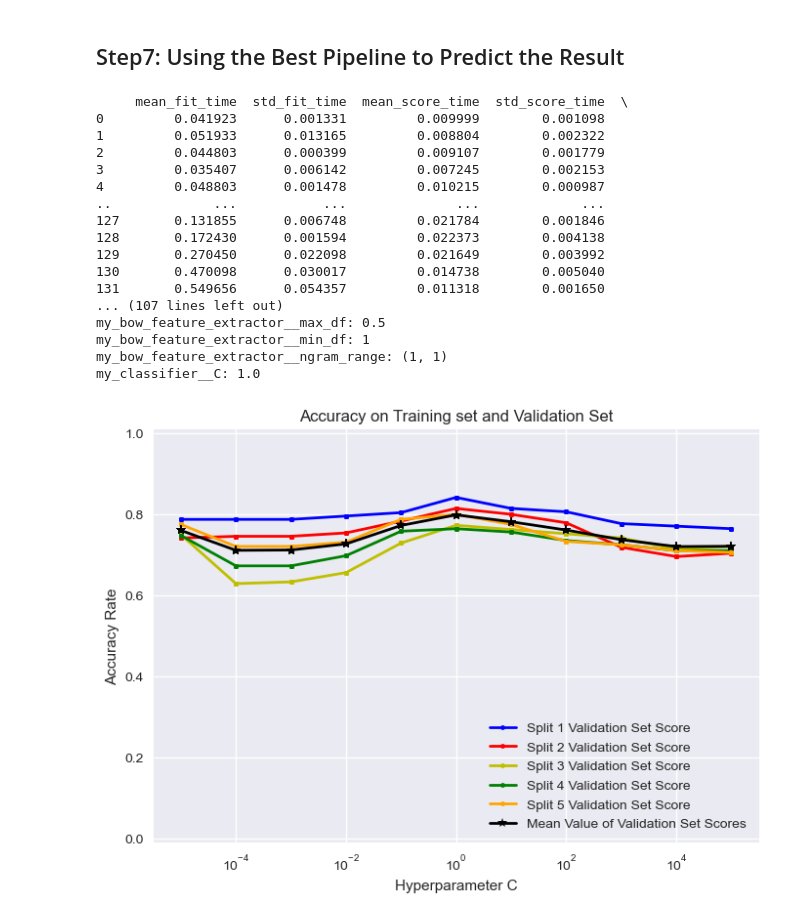
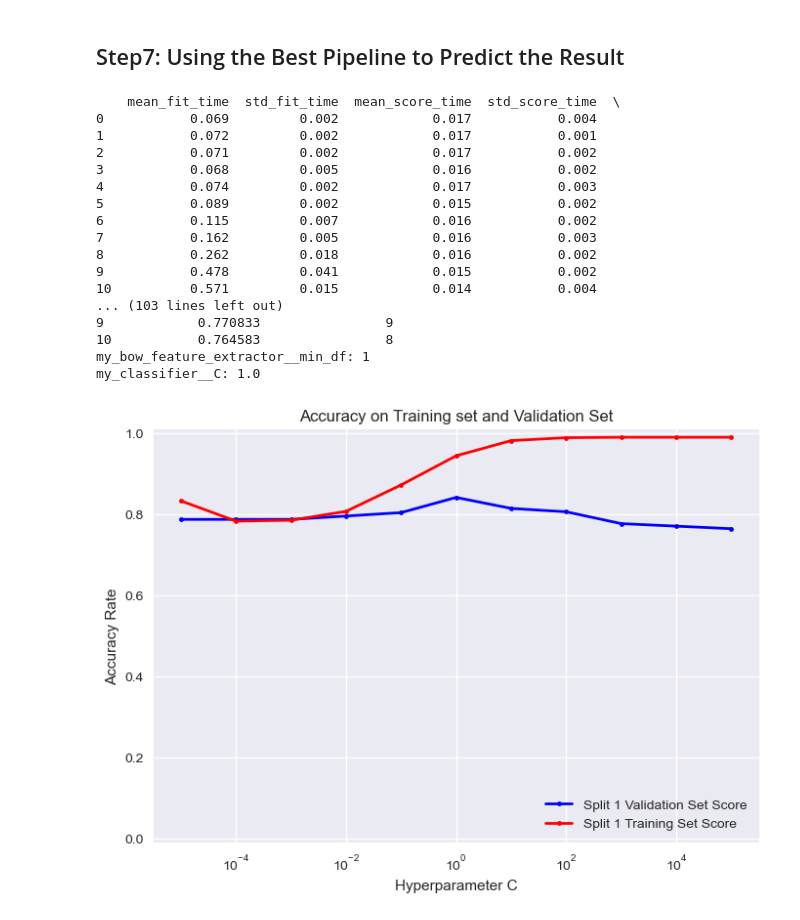
Before and after one commit to shigureTufts/CS135_ProjectA, a Jupyter notebook: wokring_notebook.ipynb, the cells around one changed output. Drawn from its saved outputs; the diff is of its cells as text; code cells hidden in the pictures.

```diff
--- a/wokring_notebook.ipynb
+++ b/wokring_notebook.ipynb
@@ -437,8 +437,8 @@ my_bow_classifier_pipeline_2 = sklearn.pipeline.Pipeline([
 my_parameter_grid_by_name_2 = dict()
 my_parameter_grid_by_name_2['my_bow_feature_extractor__min_df'] = [1]
 my_parameter_grid_by_name_2['my_classifier__C'] = np.logspace(-5, 5, 11)
-my_parameter_grid_by_name_2['my_bow_feature_extractor__max_df'] = [0.5, 0.7, 0.9, 1.0]
-my_parameter_grid_by_name_2['my_bow_feature_extractor__ngram_range'] = [(1,1), (1,2), (1,3)]
+# my_parameter_grid_by_name_2['my_bow_feature_extractor__max_df'] = [0.5, 0.7, 0.9, 1.0]
+# my_parameter_grid_by_name_2['my_bow_feature_extractor__ngram_range'] = [(1,1), (1,2), (1,3)]
 
 my_scoring_metric_name = 'accuracy'
 y_true = np.ravel(y_train_df)
@@ -452,6 +452,7 @@ grid_searcher_2 = sklearn.model_selection.GridSearchCV(
     scoring='accuracy',
     cv=5,
     refit=False,
+    return_train_score=True,
     n_jobs=-1
 )
 
@@ -460,59 +461,59 @@ grid_searcher_2.fit(tr_text_list, y_true)
 gsearch_results_df_2 = pd.DataFrame(grid_searcher_2.cv_results_).copy()
 
 param_keys = ['param_my_bow_feature_extractor__min_df', 'param_my_classifier__C']
-print(gsearch_results_df_2)
+print(gsearch_results_df_2.round(3))
 # Rearrange row order so it is easy to skim
 gsearch_results_df_2.sort_values(param_keys, inplace=True)
 
 var_2 = gsearch_results_df_2[param_keys + ['split0_test_score', 'rank_test_score']]
 
 print(var_2)
 
 plt.plot(gsearch_results_df_2['param_my_classifier__C'], gsearch_results_df_2['split0_test_score'],
          '.-', color='b', lw=2, label='Split 1 Validation Set Score')
-plt.plot(gsearch_results_df_2['param_my_classifier__C'], gsearch_results_df_2['split1_test_score'],
-         '.-', color='r', lw=2, label='Split 2 Validation Set Score')
-plt.plot(gsearch_results_df_2['param_my_classifier__C'], gsearch_results_df_2['split2_test_score'],
-         '.-', color='y', lw=2, label='Split 3 Validation Set Score')
-plt.plot(gsearch_results_df_2['param_my_classifier__C'], gsearch_results_df_2['split3_test_score'],
-         '.-', color='g', lw=2, label='Split 4 Validation Set Score')
-plt.plot(gsearch_results_df_2['param_my_classifier__C'], gsearch_results_df_2['split4_test_score'],
-         '.-', color='orange', lw=2, label='Split 5 Validation Set Score')
-plt.plot(gsearch_results_df_2['param_my_classifier__C'], gsearch_results_df_2['mean_test_score'],
-         '*-', color='black', lw=2, label='Mean Value of Validation Set Scores')
+plt.plot(gsearch_results_df_2['param_my_classifier__C'], gsearch_results_df_2['split0_train_score'],
+         '.-', color='r', lw=2, label='Split 1 Training Set Score')
+# plt.plot(gsearch_results_df_2['param_my_classifier__C'], gsearch_results_df_2['split2_test_score'],
+#          '.-', color='y', lw=2, label='Split 3 Validation Set Score')
+# plt.plot(gsearch_results_df_2['param_my_classifier__C'], gsearch_results_df_2['split3_test_score'],
+#          '.-', color='g', lw=2, label='Split 4 Validation Set Score')
+# plt.plot(gsearch_results_df_2['param_my_classifier__C'], gsearch_results_df_2['split4_test_score'],
+#          '.-', color='orange', lw=2, label='Split 5 Validation Set Score')
+# plt.plot(gsearch_results_df_2['param_my_classifier__C'], gsearch_results_df_2['mean_test_score'],
+#          '*-', color='black', lw=2, label='Mean Value of Validation Set Scores')
 
 
 plt.xscale("log")
 
 
 plt.title("Accuracy on Training set and Validation Set");
 plt.xlabel('Hyperparameter C');
 plt.ylabel('Accuracy Rate');
 plt.legend(loc='lower right');
 B = 0.01
 
 
 # plt.xlim([0 - B, 1 + B]);
 plt.ylim([0 - B, 1 + B]);
 
 for param_name in sorted(my_parameter_grid_by_name_2.keys()):
     print("%s: %r" % (param_name, grid_searcher_2.best_params_[param_name]))
 # %% [output]
-     mean_fit_time  std_fit_time  mean_score_time  std_score_time  \
-0         0.041923      0.001331         0.009999        0.001098
-1         0.051933      0.013165         0.008804        0.002322
-2         0.044803      0.000399         0.009107        0.001779
-3         0.035407      0.006142         0.007245        0.002153
-4         0.048803      0.001478         0.010215        0.000987
-..             ...           ...              ...             ...
-127       0.131855      0.006748         0.021784        0.001846
-128       0.172430      0.001594         0.022373        0.004138
-129       0.270450      0.022098         0.021649        0.003992
-130       0.470098      0.030017         0.014738        0.005040
-131       0.549656      0.054357         0.011318        0.001650
-... (107 lines left out)
-my_bow_feature_extractor__max_df: 0.5
+    mean_fit_time  std_fit_time  mean_score_time  std_score_time  \
+0           0.069         0.002            0.017           0.004
+1           0.072         0.002            0.017           0.001
+2           0.071         0.002            0.017           0.002
+3           0.068         0.005            0.016           0.002
+4           0.074         0.002            0.017           0.003
+5           0.089         0.002            0.015           0.002
+6           0.115         0.007            0.016           0.002
+7           0.162         0.005            0.016           0.003
+8           0.262         0.018            0.016           0.002
+9           0.478         0.041            0.015           0.002
+10          0.571         0.015            0.014           0.004
+... (103 lines left out)
+9            0.770833                9
+10           0.764583                8
 my_bow_feature_extractor__min_df: 1
-my_bow_feature_extractor__ngram_range: (1, 1)
 my_classifier__C: 1.0
-[figure, old version]
+[figure, new version]
```
Also changed, not shown: parts of 1 cell of this notebook, 2 other files.
